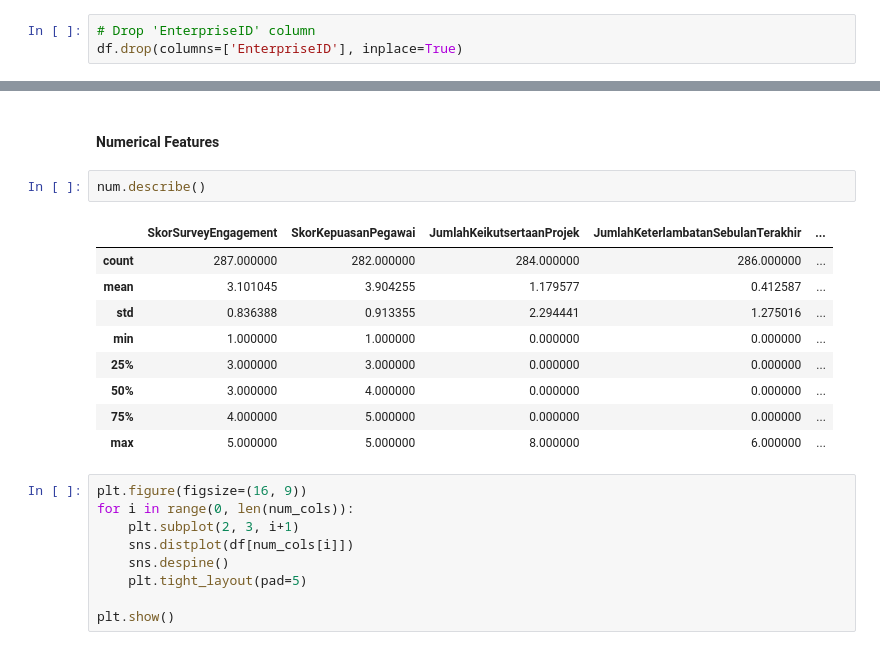
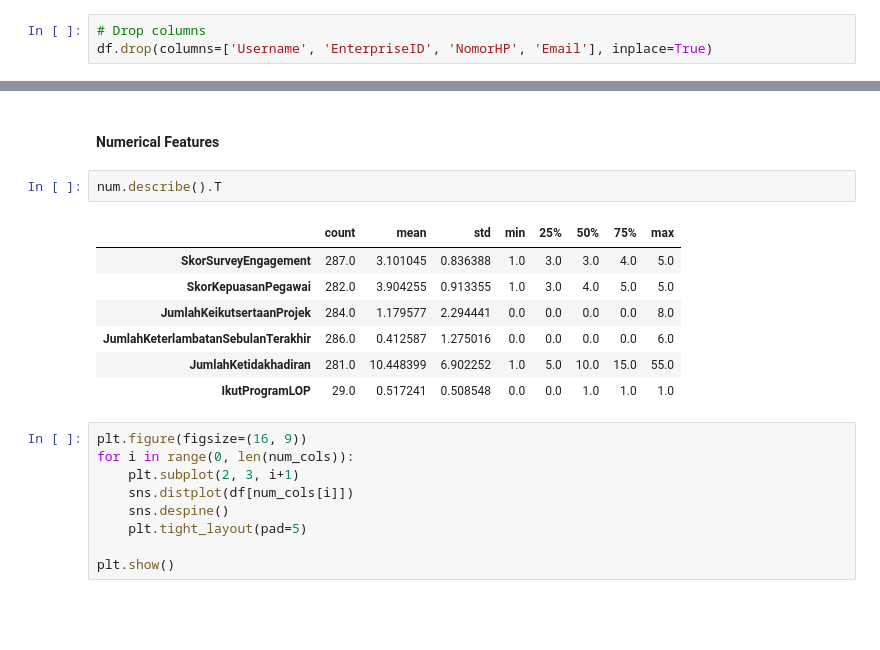
Before and after one commit to sabirinID/Predicting-Employee-Attrition, a Jupyter notebook: Notebooks/hr_employee_retention.ipynb, the cells around one changed output, grey strips where cells are left out. Drawn from its saved outputs; the diff is of its cells as text; blank space fills up the shorter version.

```diff
--- a/Notebooks/hr_employee_retention.ipynb
+++ b/Notebooks/hr_employee_retention.ipynb
@@ -110,3 +113,3 @@ memory usage: 56.2+ KB
 # %%
-# Drop 'EnterpriseID' column
-df.drop(columns=['EnterpriseID'], inplace=True)
+# Drop columns
+df.drop(columns=['Username', 'EnterpriseID', 'NomorHP', 'Email'], inplace=True)
@@ -150,17 +173,15 @@ Jumlah fitur kategorikal: 18
 # %% [markdown]
 #### Numerical Features
 # %%
-num.describe()
+num.describe().T
 # %% [output]
-|  | SkorSurveyEngagement | SkorKepuasanPegawai | JumlahKeikutsertaanProjek | JumlahKeterlambatanSebulanTerakhir | ... |
-| count | 287.000000 | 282.000000 | 284.000000 | 286.000000 | ... |
-| mean | 3.101045 | 3.904255 | 1.179577 | 0.412587 | ... |
-| std | 0.836388 | 0.913355 | 2.294441 | 1.275016 | ... |
-| min | 1.000000 | 1.000000 | 0.000000 | 0.000000 | ... |
-| 25% | 3.000000 | 3.000000 | 0.000000 | 0.000000 | ... |
-| 50% | 3.000000 | 4.000000 | 0.000000 | 0.000000 | ... |
-| 75% | 4.000000 | 5.000000 | 0.000000 | 0.000000 | ... |
-| max | 5.000000 | 5.000000 | 8.000000 | 6.000000 | ... |
+|  | count | mean | std | min | 25% | 50% | 75% | max |
+| SkorSurveyEngagement | 287.0 | 3.101045 | 0.836388 | 1.0 | 3.0 | 3.0 | 4.0 | 5.0 |
+| SkorKepuasanPegawai | 282.0 | 3.904255 | 0.913355 | 1.0 | 3.0 | 4.0 | 5.0 | 5.0 |
+| JumlahKeikutsertaanProjek | 284.0 | 1.179577 | 2.294441 | 0.0 | 0.0 | 0.0 | 0.0 | 8.0 |
+| JumlahKeterlambatanSebulanTerakhir | 286.0 | 0.412587 | 1.275016 | 0.0 | 0.0 | 0.0 | 0.0 | 6.0 |
+| JumlahKetidakhadiran | 281.0 | 10.448399 | 6.902252 | 1.0 | 5.0 | 10.0 | 15.0 | 55.0 |
+| IkutProgramLOP | 29.0 | 0.517241 | 0.508548 | 0.0 | 0.0 | 1.0 | 1.0 | 1.0 |
 # %%
 plt.figure(figsize=(16, 9))
 for i in range(0, len(num_cols)):
```
Also changed, not shown: parts of 71 cells of this notebook.
